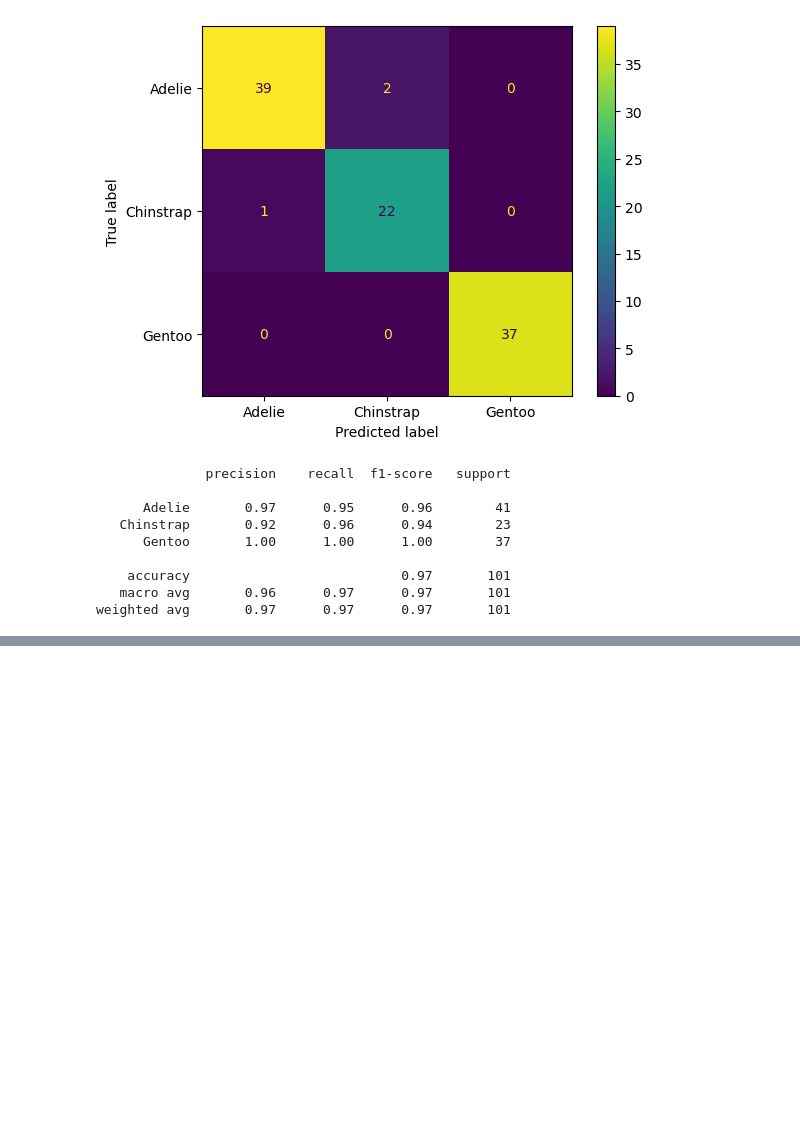
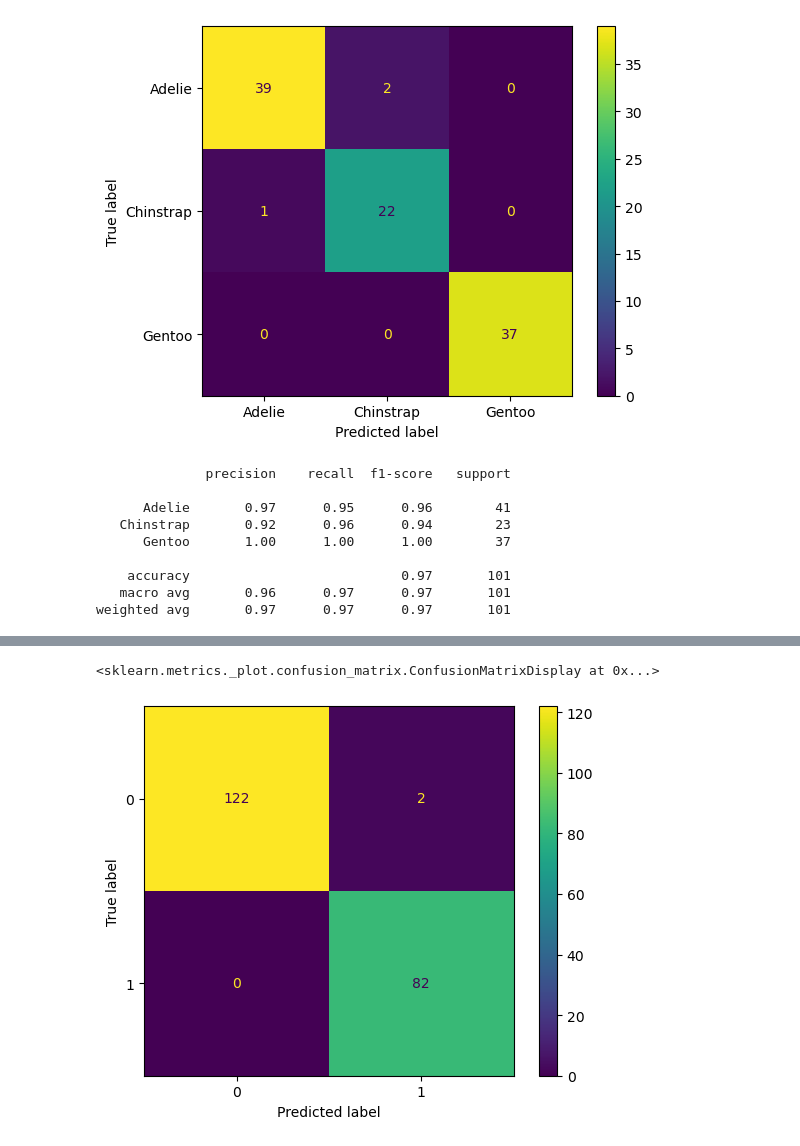
Before and after one commit to NadeemDin/ML-Tree-Based-Methods, a Jupyter notebook: Random Forest Notes.ipynb, the cells around one changed output, grey strips where cells are left out. Drawn from its saved outputs; the diff is of its cells as text; code cells hidden in the pictures; blank space fills up the shorter version.

```diff
--- a/Random Forest Notes.ipynb
+++ b/Random Forest Notes.ipynb
@@ -111,0 +169,4 @@ weighted avg       0.97      0.97      0.97       101
+# %%
+grid = GridSearchCV(rfc,param_grid)
+# %%
+grid.fit(X_train,y_train)
@@ -111,0 +199,4 @@ weighted avg       0.97      0.97      0.97       101
+# %%
+rfc = RandomForestClassifier(max_features=2,n_estimators=100,oob_score=True)
+# %%
+rfc.fit(X_train,y_train)
@@ -111,0 +224,5 @@ weighted avg       0.97      0.97      0.97       101
+# %%
+plot_confusion_matrix(rfc,X_test,y_test)
+# %% [output]
+<sklearn.metrics._plot.confusion_matrix.ConfusionMatrixDisplay at 0x...>
+[figure, added]
```
Also changed, not shown: parts of 24 cells of this notebook.
